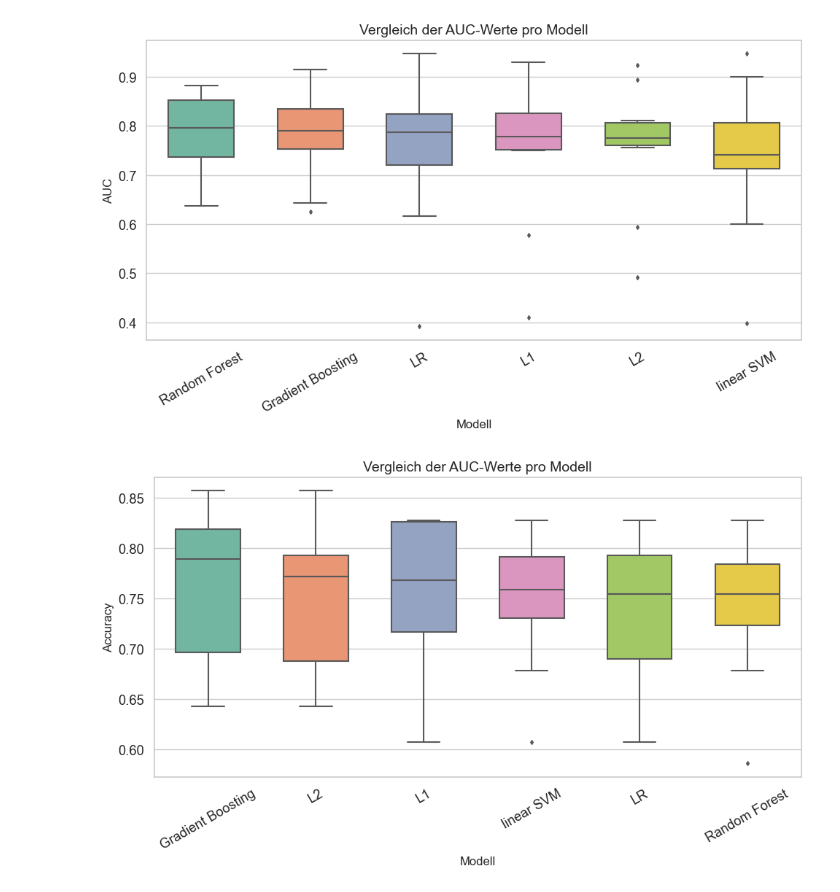
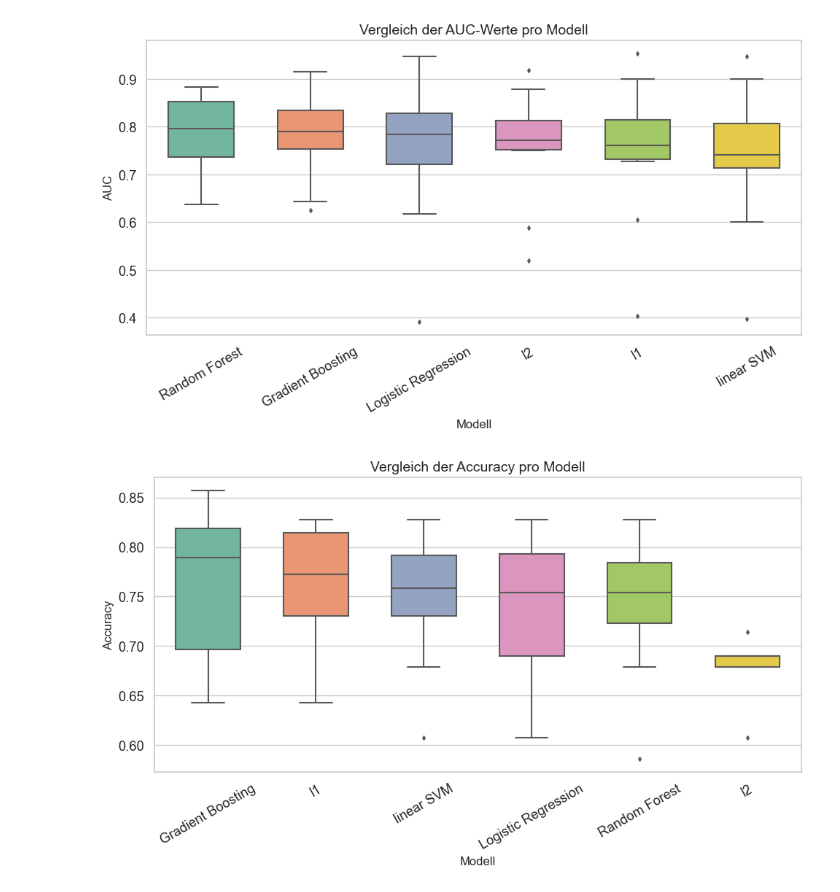
Before and after one commit to FelixFritz02/MasterKL, a Jupyter notebook: AI Numerics/Data Challenge/model_evaluation/model_evaluation.ipynb, the cells around one changed output. Cells and saved outputs as stored; diff of their text form; code cells hidden in the pictures.

Commit message:
model_evaluation, LR with implemented functions

```diff
--- a/AI Numerics/Data Challenge/model_evaluation/model_evaluation.ipynb
+++ b/AI Numerics/Data Challenge/model_evaluation/model_evaluation.ipynb
@@ -12,8 +12,9 @@ df_list = []
 
 # Jede Datei laden und als ein großes DataFrame abspeichern
 for file in pkl_files:
-    df = pd.read_pickle(file)
-    df_list.append(df)
+    if file != "logistic_regression_self_made.pkl":
+        df = pd.read_pickle(file)
+        df_list.append(df)
 # %%
 combined_df = pd.concat(df_list, axis=0, ignore_index=True)
 # %%
@@ -69,38 +70,38 @@ plt.xticks(rotation=30)
 plt.tight_layout()
 plt.show()
 # %% [output]
-[figure, old version]
+[figure, new version]
 # %%
 import seaborn as sns
 import matplotlib.pyplot as plt
 
 # Optionaler Style (professionell & sauber)
 sns.set(style="whitegrid", font_scale=1.2)
 
 ordered_models = combined_df.groupby("Modell")["Accuracy"].median().sort_values(ascending=False).index
 
 
 plt.figure(figsize=(10, 6))
 ax = sns.boxplot(
     x="Modell",
     y="Accuracy",
     data=combined_df,
     palette="Set2",        # oder "pastel", "muted", "deep"
     width=0.6,
     fliersize=3,
     order = ordered_models            # Größe der Ausreißerpunkte
 )
 
 
 
 # Achsentitel
-ax.set_title("Vergleich der AUC-Werte pro Modell", fontsize=14)
+ax.set_title("Vergleich der Accuracy pro Modell", fontsize=14)
 ax.set_xlabel("Modell", fontsize=12)
 ax.set_ylabel("Accuracy", fontsize=12)
 
 # Layout sauber anpassen
 plt.xticks(rotation=30)
 plt.tight_layout()
 plt.show()
 # %% [output]
-[figure, old version]
+[figure, new version]
```
Also changed, not shown: parts of 1 cell of this notebook, 4 other files.
